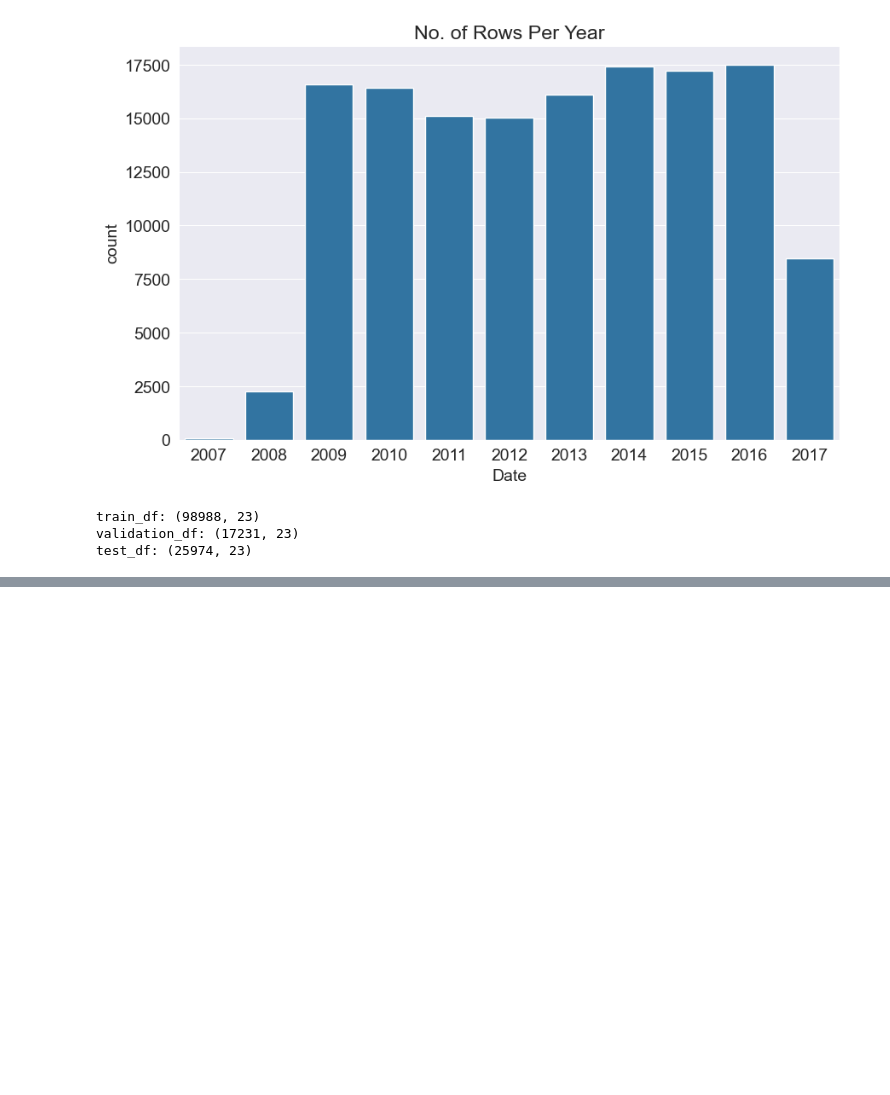
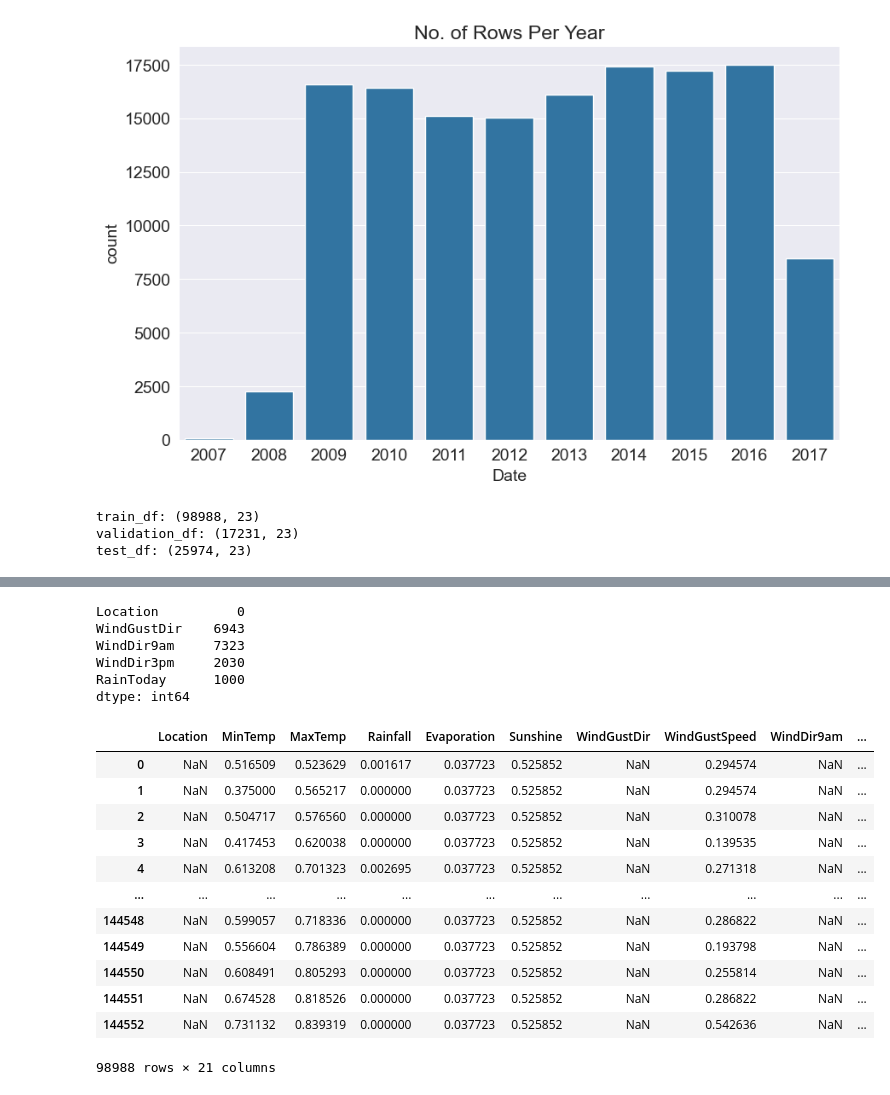
Before and after one commit to John-Fadipe/Machine_Learning_with_Python_and_Scikit_Learn, a Jupyter notebook: Decision Trees and Random Forest/Decision Trees and Random Forests - Machine Learning with Python.ipynb, the cells around one changed output, grey strips where cells are left out. Cells and saved outputs as stored; diff of their text form; code cells hidden in the pictures; blank space fills up the shorter version.

```diff
--- a/Decision Trees and Random Forest/Decision Trees and Random Forests - Machine Learning with Python.ipynb
+++ b/Decision Trees and Random Forest/Decision Trees and Random Forests - Machine Learning with Python.ipynb
@@ -100,0 +163,20 @@ target_column = "Rain_Tomorrow"
+# %%
+"""train_inputs_imputed = imputer.transform(train_inputs[numeric_columns])
+train_inputs = pd.DataFrame(
+    train_inputs_imputed,
+    columns=numeric_columns,
+    index=train_inputs.index
+)
+
+validation_inputs_imputed = imputer.transform(validation_inputs[numeric_columns])
+validation_inputs = pd.DataFrame(
+    validation_inputs_imputed,
+    columns=numeric_columns,
+    index=validation_inputs.index
+)
+test_inputs_imputed = imputer.transform(test_inputs[numeric_columns])
+test_inputs = pd.DataFrame(
+    test_inputs_imputed,
+    columns=numeric_columns,
+    index=test_inputs.index
+)"""
@@ -100,0 +213,6 @@ target_column = "Rain_Tomorrow"
+# %%
+scaler = MinMaxScaler().fit(raw_df[numeric_columns])
+# %%
+train_inputs[numeric_columns] = scaler.transform(train_inputs[numeric_columns])
+validation_inputs[numeric_columns] = scaler.transform(validation_inputs[numeric_columns])
+test_inputs[numeric_columns] = scaler.transform(test_inputs[numeric_columns])
@@ -100,0 +248,4 @@ target_column = "Rain_Tomorrow"
+# %%
+train_inputs[categorical_columns] = train_inputs[categorical_columns].fillna("unknown")
+validation_inputs[categorical_columns] = validation_inputs[categorical_columns].fillna("unknown")
+train_inputs[categorical_columns] = test_inputs[categorical_columns].fillna("unknown")
@@ -100,0 +277,25 @@ target_column = "Rain_Tomorrow"
+# %%
+train_df[categorical_columns].isna().sum()
+# %% [output]
+Location          0
+WindGustDir    6943
+WindDir9am     7323
+WindDir3pm     2030
+RainToday      1000
+dtype: int64
+# %%
+train_inputs
+# %% [output]
+|  | Location | MinTemp | MaxTemp | Rainfall | Evaporation | Sunshine | WindGustDir | WindGustSpeed | WindDir9am | ... |
+| 0 | NaN | 0.516509 | 0.523629 | 0.001617 | 0.037723 | 0.525852 | NaN | 0.294574 | NaN | ... |
+| 1 | NaN | 0.375000 | 0.565217 | 0.000000 | 0.037723 | 0.525852 | NaN | 0.294574 | NaN | ... |
+| 2 | NaN | 0.504717 | 0.576560 | 0.000000 | 0.037723 | 0.525852 | NaN | 0.310078 | NaN | ... |
+| 3 | NaN | 0.417453 | 0.620038 | 0.000000 | 0.037723 | 0.525852 | NaN | 0.139535 | NaN | ... |
+| 4 | NaN | 0.613208 | 0.701323 | 0.002695 | 0.037723 | 0.525852 | NaN | 0.271318 | NaN | ... |
+| ... | ... | ... | ... | ... | ... | ... | ... | ... | ... | ... |
+| 144548 | NaN | 0.599057 | 0.718336 | 0.000000 | 0.037723 | 0.525852 | NaN | 0.286822 | NaN | ... |
+| 144549 | NaN | 0.556604 | 0.786389 | 0.000000 | 0.037723 | 0.525852 | NaN | 0.193798 | NaN | ... |
+| 144550 | NaN | 0.608491 | 0.805293 | 0.000000 | 0.037723 | 0.525852 | NaN | 0.255814 | NaN | ... |
+| 144551 | NaN | 0.674528 | 0.818526 | 0.000000 | 0.037723 | 0.525852 | NaN | 0.286822 | NaN | ... |
+| 144552 | NaN | 0.731132 | 0.839319 | 0.000000 | 0.037723 | 0.525852 | NaN | 0.542636 | NaN | ... |
+98988 rows × 21 columns
```
Also changed, not shown: parts of 32 cells of this notebook, 1 other file.
